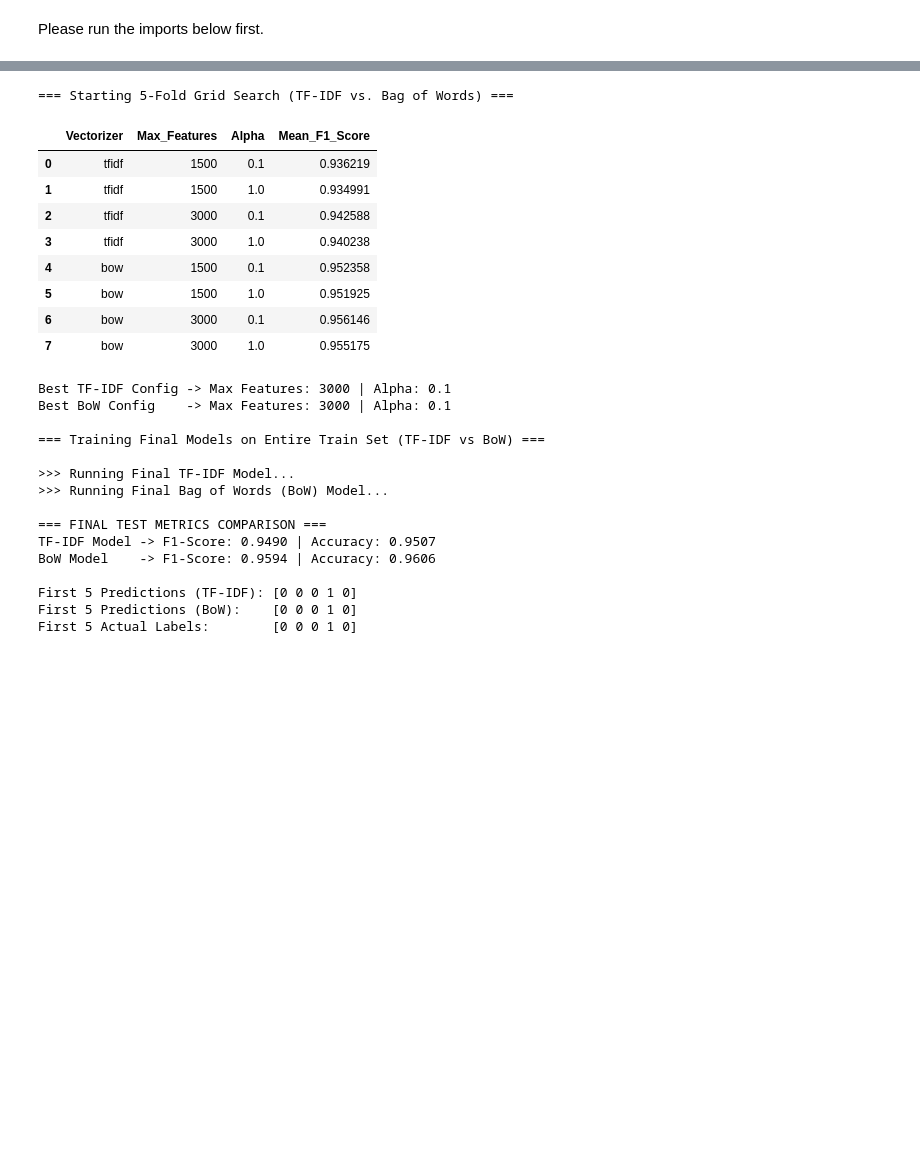
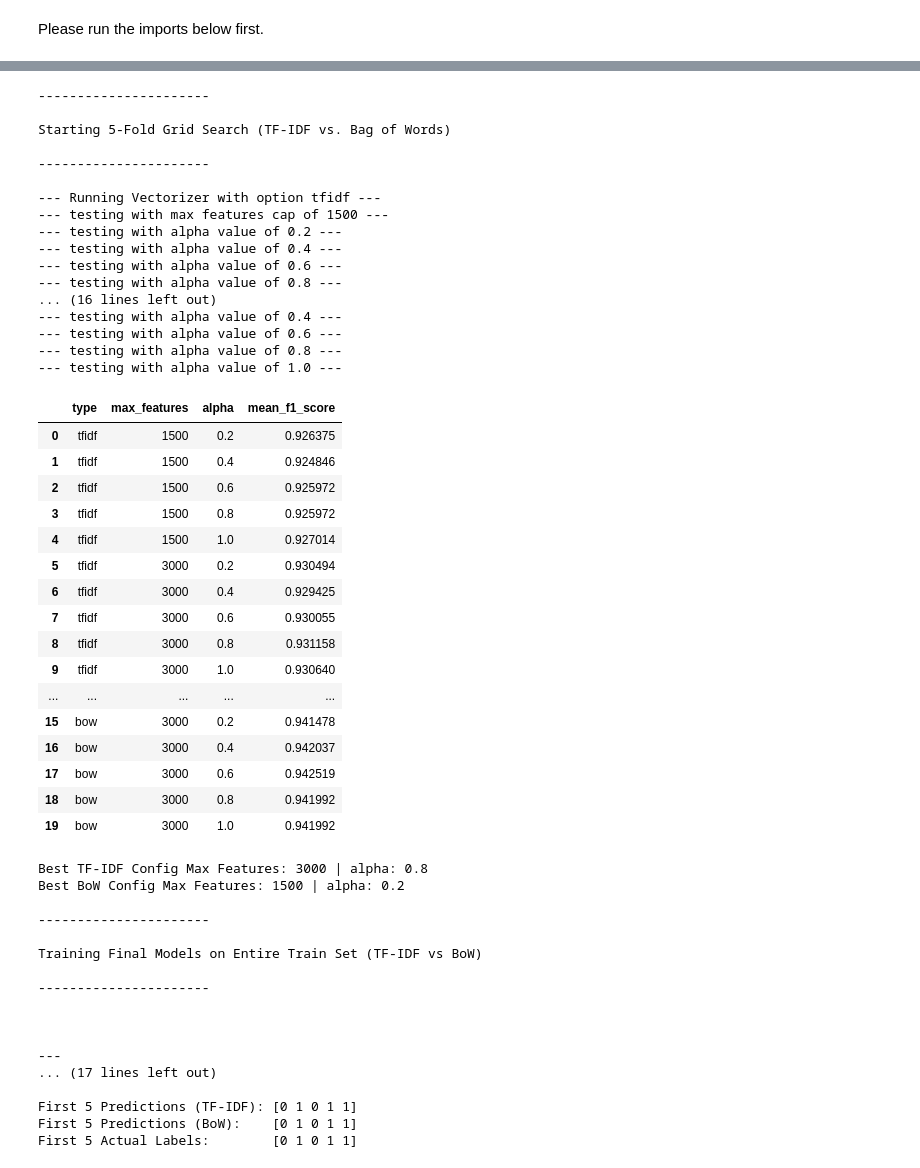
Before and after one commit to tzvibengel/ML_Prog_Tzvi_Bengelsdorf, a Jupyter notebook: fake_news_model.ipynb, the cells around one changed output, grey strips where cells are left out. Drawn from its saved outputs; the diff is of its cells as text; code cells hidden in the pictures; blank space fills up the shorter version.

```diff
--- a/fake_news_model.ipynb
+++ b/fake_news_model.ipynb
@@ -179,7 +196,7 @@ for vec_type in vectorizer_options:
     for max_feat in max_features_options:
         print("--- testing with max features cap of {} ---".format(max_feat))
         for alpha in alpha_options:
-            print("--- testing with alpha value of {} ---".format(max_feat))
+            print("--- testing with alpha value of {} ---".format(alpha))
             fold_f1_scores = []
 
             for train_idx, val_idx in kf.split(X_train_strings):
@@ -214,12 +231,12 @@ display(results_df)
 
 
 best_tfidf = results_df[results_df["type"] == "tfidf"].sort_values(by="mean_f1_score", ascending=False).iloc[0]
-best_tfidf_max_feat = int(best_tfidf["Max_Features"])
-best_tfidf_alpha = best_tfidf["Alpha"]
+best_tfidf_max_feat = int(best_tfidf["max_features"])
+best_tfidf_alpha = best_tfidf["alpha"]
 
-best_bow = results_df[results_df["Vectorizer"] == "bow"].sort_values(by="mean_f1_score", ascending=False).iloc[0]
-best_bow_max_feat = int(best_bow["Max_Features"])
-best_bow_alpha = best_bow["Alpha"]
+best_bow = results_df[results_df["type"] == "bow"].sort_values(by="mean_f1_score", ascending=False).iloc[0]
+best_bow_max_feat = int(best_bow["max_features"])
+best_bow_alpha = best_bow["alpha"]
 
 print(f"\nBest TF-IDF Config Max Features: {best_tfidf_max_feat} | alpha: {best_tfidf_alpha}")
 print(f"Best BoW Config Max Features: {best_bow_max_feat} | alpha: {best_bow_alpha}")
@@ -240,56 +257,82 @@ model_tfidf.fit(X_train_tfidf, y_train)
 y_pred_tfidf = model_tfidf.predict(X_test_tfidf)
 
 f1_tfidf = f1_score(y_test, y_pred_tfidf)
 acc_tfidf = accuracy_score(y_test, y_pred_tfidf)
 
 
 print("\n---\nRunning Final Bag of Words (BoW) Model...\n---\n")
 vec_bow = CountVectorizer(stop_words='english', max_features=best_bow_max_feat, ngram_range=(1, 2))
 X_train_bow = vec_bow.fit_transform(X_train_raw).toarray()
 X_test_bow = vec_bow.transform(X_test_raw).toarray()
 
 model_bow = CustomNaiveBayes(alpha=best_bow_alpha)
 model_bow.fit(X_train_bow, y_train)
 y_pred_bow = model_bow.predict(X_test_bow)
 
 f1_bow = f1_score(y_test, y_pred_bow)
 acc_bow = accuracy_score(y_test, y_pred_bow)
 
 print("\n----------------------\n")
 print("FINAL TEST METRICS COMPARISON")
 print("\n----------------------\n")
 
 print(f"TF-IDF Model F1-Score: {f1_tfidf:.4f} | Accuracy: {acc_tfidf:.4f}")
 print(f"BoW Model F1-Score: {f1_bow:.4f} | Accuracy: {acc_bow:.4f}")
 
 print("\n"
       "First 5 Predictions (TF-IDF):", y_pred_tfidf[:5])
 print("First 5 Predictions (BoW):   ", y_pred_bow[:5])
 print("First 5 Actual Labels:       ", y_test[:5])
 # %% [output]
-=== Starting 5-Fold Grid Search (TF-IDF vs. Bag of Words) ===
+----------------------
+
+Starting 5-Fold Grid Search (TF-IDF vs. Bag of Words)
+
+----------------------
+
+--- Running Vectorizer with option tfidf ---
+--- testing with max features cap of 1500 ---
+--- testing with alpha value of 0.2 ---
+--- testing with alpha value of 0.4 ---
+--- testing with alpha value of 0.6 ---
+--- testing with alpha value of 0.8 ---
+... (16 lines left out)
+--- testing with alpha value of 0.4 ---
+--- testing with alpha value of 0.6 ---
+--- testing with alpha value of 0.8 ---
+--- testing with alpha value of 1.0 ---
-|  | Vectorizer | Max_Features | Alpha | Mean_F1_Score |
-| 0 | tfidf | 1500 | 0.1 | 0.936219 |
-| 1 | tfidf | 1500 | 1.0 | 0.934991 |
-| 2 | tfidf | 3000 | 0.1 | 0.942588 |
-| 3 | tfidf | 3000 | 1.0 | 0.940238 |
-| 4 | bow | 1500 | 0.1 | 0.952358 |
-| 5 | bow | 1500 | 1.0 | 0.951925 |
-| 6 | bow | 3000 | 0.1 | 0.956146 |
-| 7 | bow | 3000 | 1.0 | 0.955175 |
+|  | type | max_features | alpha | mean_f1_score |
+| 0 | tfidf | 1500 | 0.2 | 0.926375 |
+| 1 | tfidf | 1500 | 0.4 | 0.924846 |
+| 2 | tfidf | 1500 | 0.6 | 0.925972 |
+| 3 | tfidf | 1500 | 0.8 | 0.925972 |
+| 4 | tfidf | 1500 | 1.0 | 0.927014 |
+| 5 | tfidf | 3000 | 0.2 | 0.930494 |
+| 6 | tfidf | 3000 | 0.4 | 0.929425 |
+| 7 | tfidf | 3000 | 0.6 | 0.930055 |
+| 8 | tfidf | 3000 | 0.8 | 0.931158 |
+| 9 | tfidf | 3000 | 1.0 | 0.930640 |
+| ... | ... | ... | ... | ... |
+| 15 | bow | 3000 | 0.2 | 0.941478 |
+| 16 | bow | 3000 | 0.4 | 0.942037 |
+| 17 | bow | 3000 | 0.6 | 0.942519 |
+| 18 | bow | 3000 | 0.8 | 0.941992 |
+| 19 | bow | 3000 | 1.0 | 0.941992 |
-Best TF-IDF Config -> Max Features: 3000 | Alpha: 0.1
-Best BoW Config    -> Max Features: 3000 | Alpha: 0.1
+Best TF-IDF Config Max Features: 3000 | alpha: 0.8
+Best BoW Config Max Features: 1500 | alpha: 0.2
 
-=== Training Final Models on Entire Train Set (TF-IDF vs BoW) ===
+----------------------
 
->>> Running Final TF-IDF Model...
->>> Running Final Bag of Words (BoW) Model...
+Training Final Models on Entire Train Set (TF-IDF vs BoW)
 
-=== FINAL TEST METRICS COMPARISON ===
-TF-IDF Model -> F1-Score: 0.9490 | Accuracy: 0.9507
-BoW Model    -> F1-Score: 0.9594 | Accuracy: 0.9606
+----------------------
 
-First 5 Predictions (TF-IDF): [0 0 0 1 0]
-First 5 Predictions (BoW):    [0 0 0 1 0]
-First 5 Actual Labels:        [0 0 0 1 0]
+
+
+---
+... (17 lines left out)
+
+First 5 Predictions (TF-IDF): [0 1 0 1 1]
+First 5 Predictions (BoW):    [0 1 0 1 1]
+First 5 Actual Labels:        [0 1 0 1 1]
 # %% [markdown]
```
Also changed, not shown: parts of 10 cells of this notebook, 7 other files.
